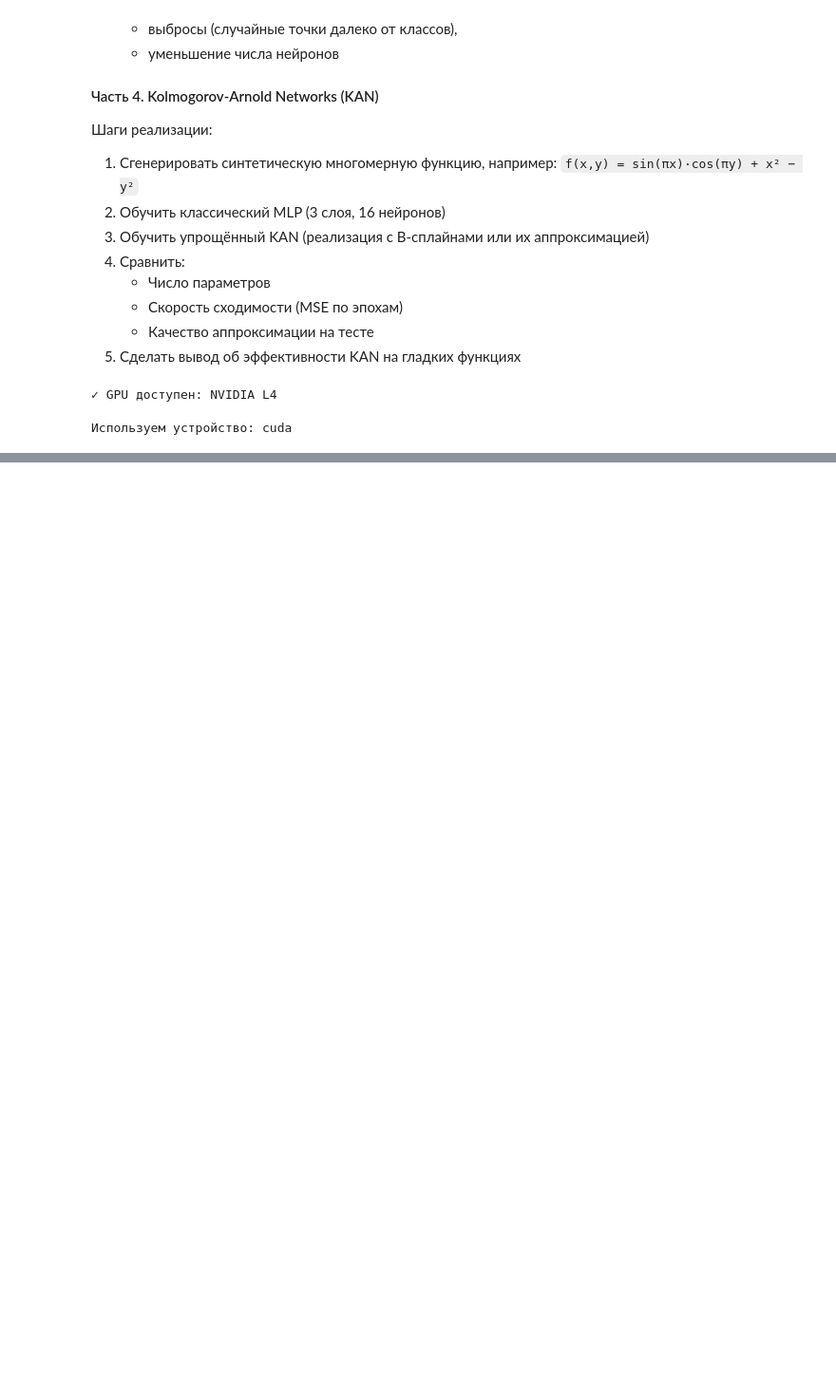
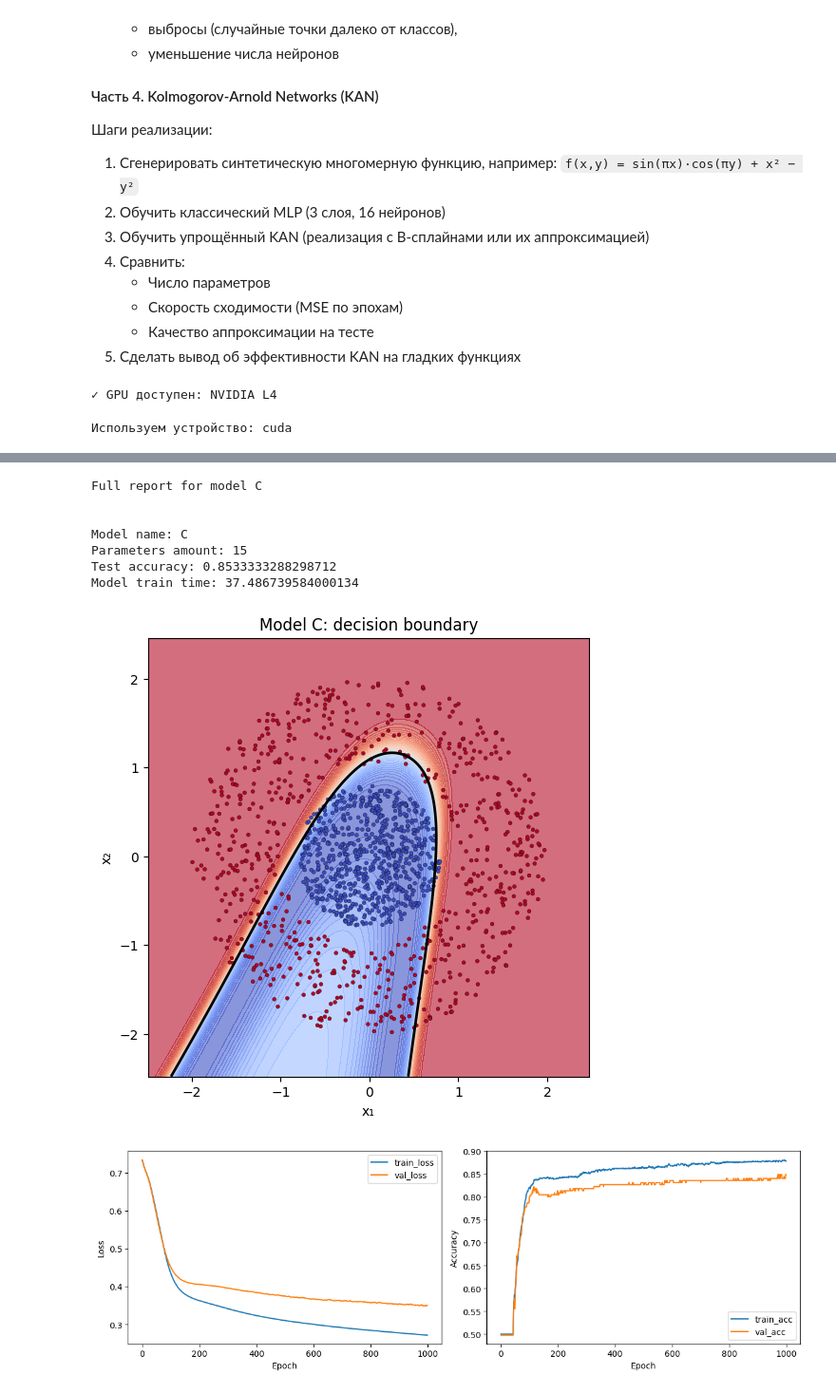
Before and after one commit to CactusDataMafia/dl_sem_7, a Jupyter notebook: Lab1.ipynb, the cells around one changed output, grey strips where cells are left out. Shown at 95% size. Drawn from its saved outputs; the diff is of its cells as text; code cells hidden in the pictures; blank space fills up the shorter version.

```diff
--- a/Lab1.ipynb
+++ b/Lab1.ipynb
@@ -387,0 +413,12 @@ Model train time: 44.320171274999666
+# %%
+sol.full_model_stats("C")
+# %% [output]
+Full report for model C
+
+
+Model name: C
+Parameters amount: 15
+Test accuracy: 0.8533333288298712
+Model train time: 37.486739584000134
+[figure, added]
+[figure, added]
```
Also changed, not shown: parts of 9 cells of this notebook.
